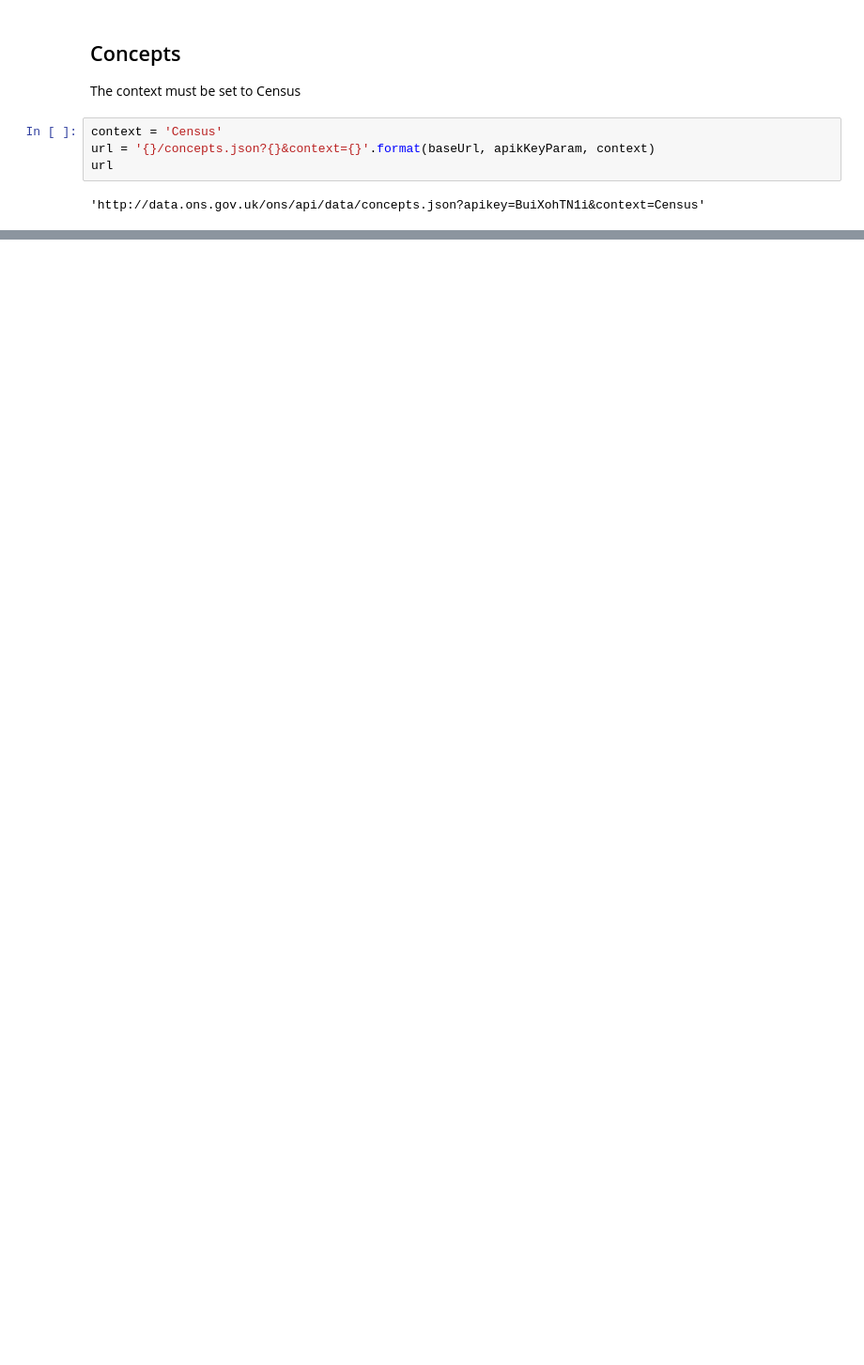
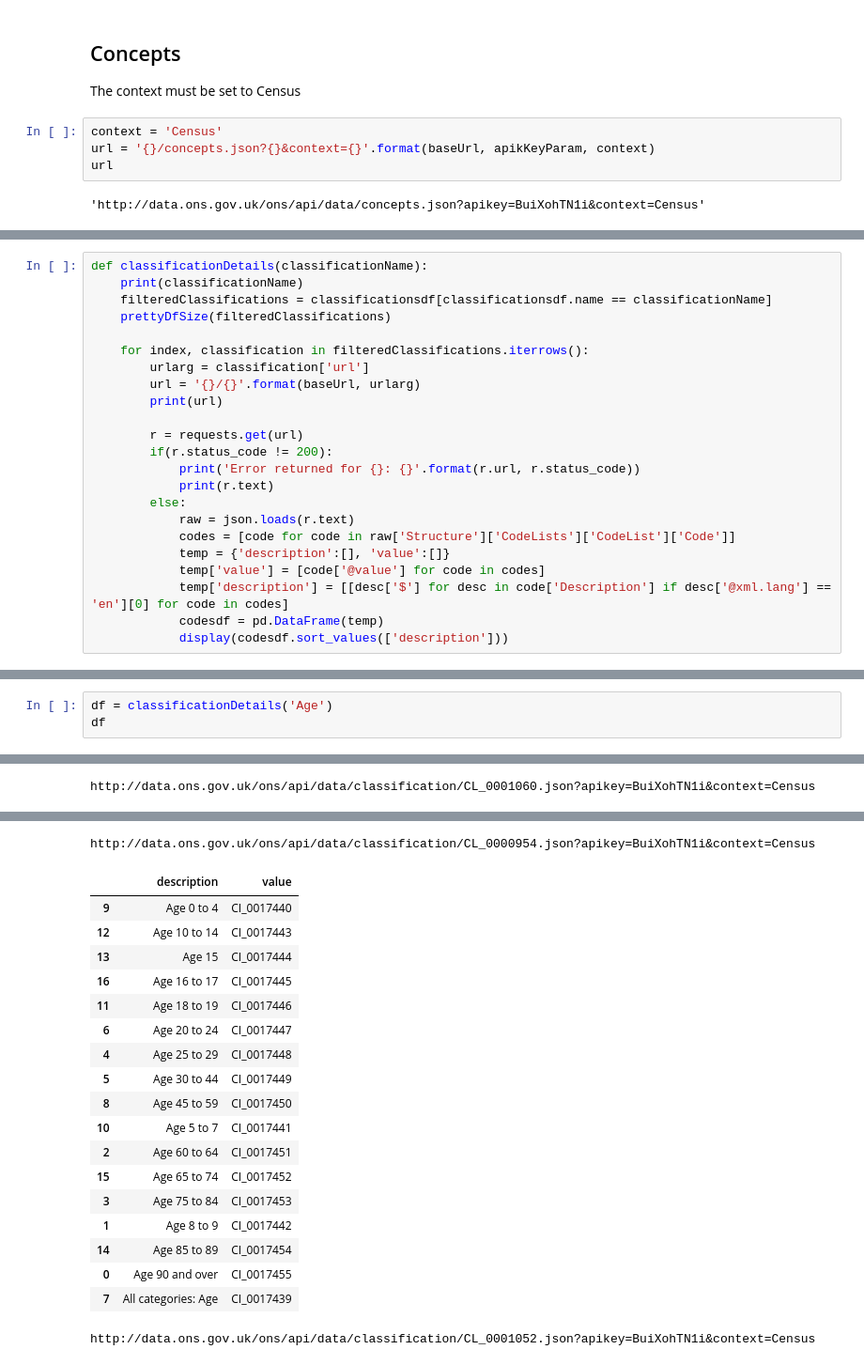
Before and after one commit to simonproffitt/health_data_analysis, a Jupyter notebook: notebooks/ONS explorer.ipynb, the cells around one changed output, grey strips where cells are left out. Shown: that part at 94% size. Drawn from its saved outputs; the diff is of its cells as text; blank space fills up the shorter version.

```diff
--- a/notebooks/ONS explorer.ipynb
+++ b/notebooks/ONS explorer.ipynb
@@ -69,0 +130,23 @@ conceptsdf
+# %%
+def classificationDetails(classificationName):
+    print(classificationName)
+    filteredClassifications = classificationsdf[classificationsdf.name == classificationName]
+    prettyDfSize(filteredClassifications)
+
+    for index, classification in filteredClassifications.iterrows():
+        urlarg = classification['url']
+        url = '{}/{}'.format(baseUrl, urlarg)
+        print(url)
+
+        r = requests.get(url)
+        if(r.status_code != 200):
+            print('Error returned for {}: {}'.format(r.url, r.status_code))
+            print(r.text)
+        else:
+            raw = json.loads(r.text)
+            codes = [code for code in raw['Structure']['CodeLists']['CodeList']['Code']]
+            temp = {'description':[], 'value':[]}
+            temp['value'] = [code['@value'] for code in codes]
+            temp['description'] = [[desc['$'] for desc in code['Description'] if desc['@xml.lang'] == 'en'][0] for code in codes]
+            codesdf = pd.DataFrame(temp)
+            display(codesdf.sort_values(['description']))
@@ -69,0 +171,4 @@ conceptsdf
+# %%
+df = classificationDetails('Age')
+df
+# %% [output]
@@ -69,0 +185 @@ conceptsdf
+http://data.ons.gov.uk/ons/api/data/classification/CL_0001060.json?apikey=BuiXohTN1i&context=Census
@@ -69,0 +193,20 @@ conceptsdf
+http://data.ons.gov.uk/ons/api/data/classification/CL_0000954.json?apikey=BuiXohTN1i&context=Census
+|  | description | value |
+| 9 | Age 0 to 4 | CI_0017440 |
+| 12 | Age 10 to 14 | CI_0017443 |
+| 13 | Age 15 | CI_0017444 |
+| 16 | Age 16 to 17 | CI_0017445 |
+| 11 | Age 18 to 19 | CI_0017446 |
+| 6 | Age 20 to 24 | CI_0017447 |
+| 4 | Age 25 to 29 | CI_0017448 |
+| 5 | Age 30 to 44 | CI_0017449 |
+| 8 | Age 45 to 59 | CI_0017450 |
+| 10 | Age 5 to 7 | CI_0017441 |
+| 2 | Age 60 to 64 | CI_0017451 |
+| 15 | Age 65 to 74 | CI_0017452 |
+| 3 | Age 75 to 84 | CI_0017453 |
+| 1 | Age 8 to 9 | CI_0017442 |
+| 14 | Age 85 to 89 | CI_0017454 |
+| 0 | Age 90 and over | CI_0017455 |
+| 7 | All categories: Age | CI_0017439 |
+http://data.ons.gov.uk/ons/api/data/classification/CL_0001052.json?apikey=BuiXohTN1i&context=Census
```
Also changed, not shown: parts of 16 cells of this notebook.
